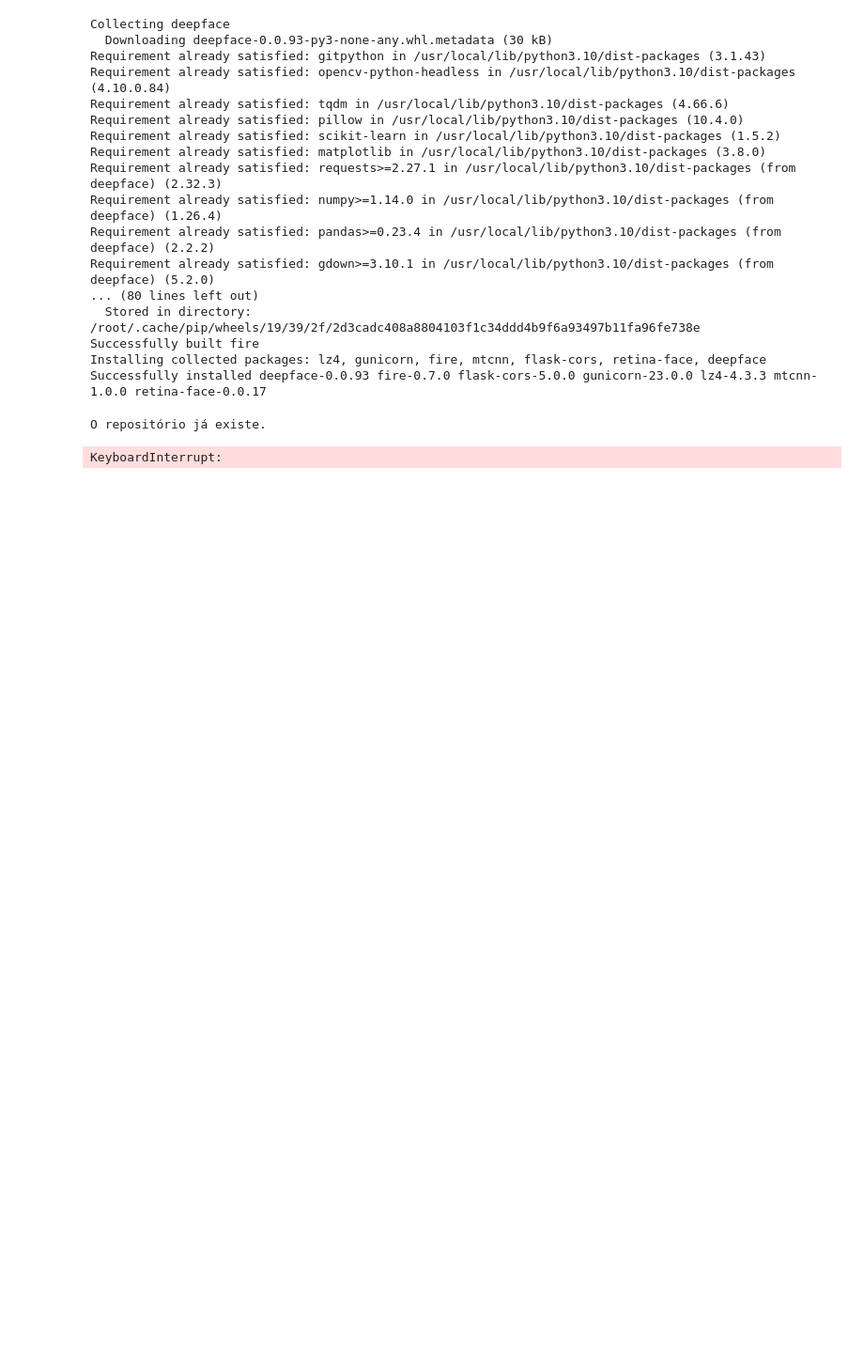
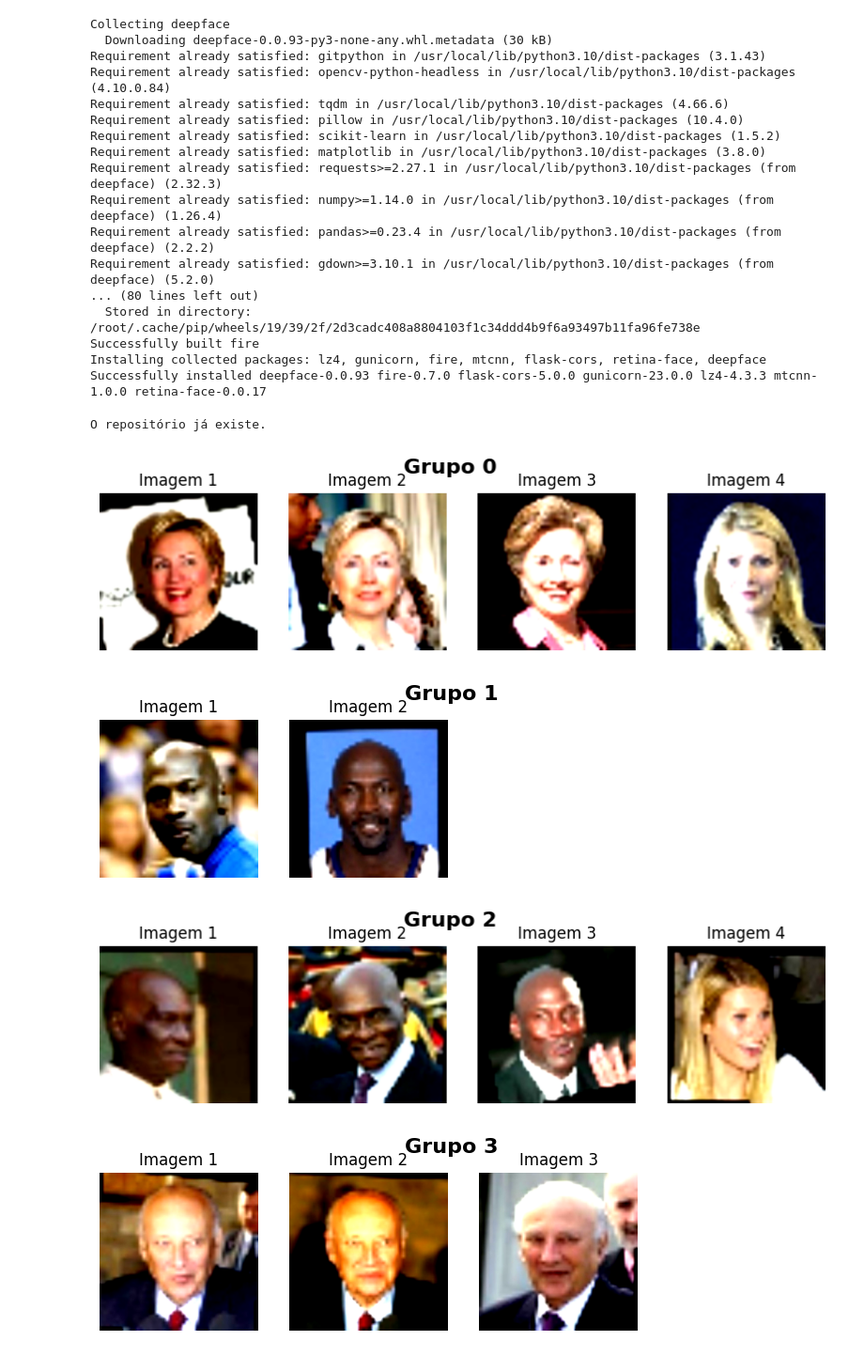
Before and after one commit to Camillabgarcia/agrupamento_facial, a Jupyter notebook: agrupamento_por_semelhança.ipynb, the cells around one changed output. Shown at 94% size. Drawn from its saved outputs; the diff is of its cells as text; code cells hidden in the pictures; blank space fills up the shorter version.

```diff
--- a/agrupamento_por_semelhança.ipynb
+++ b/agrupamento_por_semelhança.ipynb
@@ -109,11 +109,23 @@ def visualizacao_grupos_filtrados(imagens, grupos_filtrados):
             plt.axis('off')
             plt.title(f'Imagem {j + 1}')
         plt.show()
-# %%
-# Pipeline
-clonar_repositorio(url_repositorio, diretorio)
-imagens = upload_imagem(diretorio)
-embeddings = gerar_embeddings(imagens)
-# %% [output]
-O repositório já existe.
-KeyboardInterrupt:
+# %%
+# Pipeline
+clonar_repositorio(url_repositorio, diretorio)
+imagens = upload_imagem(diretorio)
+embeddings = gerar_embeddings(imagens)
+
+# Agrupamento com KMeans
+grupos = agrupar_embeddings_kmeans(embeddings, n_clusters=10)
+
+# Reorganização dos grupos para que os 10 tenham 4 imagens similares
+grupos_reorganizados = reorganizar_grupos(imagens, embeddings, grupos)
+
+# Visualização final dos grupos
+visualizacao_grupos_filtrados(imagens, grupos_reorganizados)
+# %% [output]
+O repositório já existe.
+[figure, added]
+[figure, added]
+[figure, added]
+[figure, added]
```
Also changed, not shown: parts of 1 cell of this notebook.
